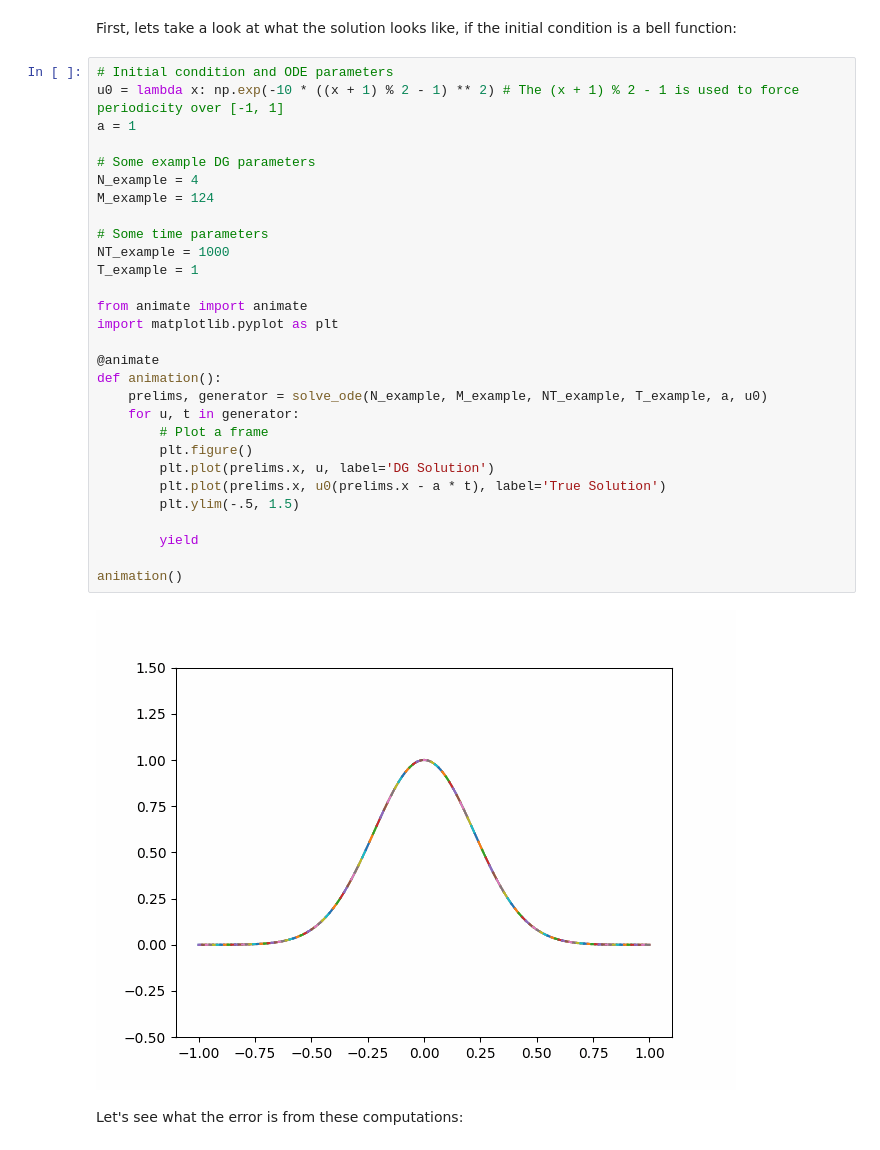
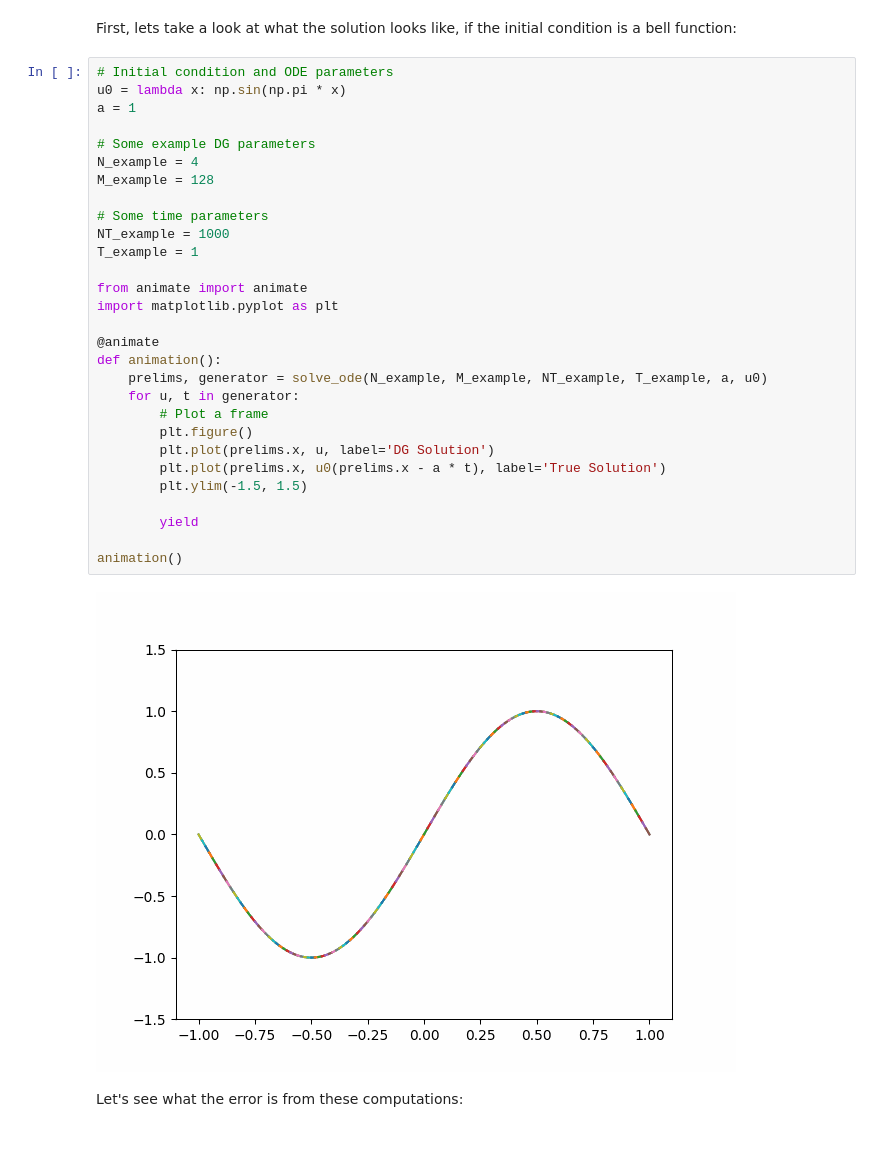
Before and after one commit to atEchoOff/DGShenanigans, a Jupyter notebook: python/dgadvection.ipynb, the cells around one changed output. Saved outputs shown, nothing was run; the diff lists cells and outputs as text.

```diff
--- a/python/dgadvection.ipynb
+++ b/python/dgadvection.ipynb
@@ -70,35 +70,35 @@ def evaluate_dg(N, M, NT, T, a, u0):
 First, lets take a look at what the solution looks like, if the initial condition is a bell function:
 # %%
 # Initial condition and ODE parameters
-u0 = lambda x: np.exp(-10 * ((x + 1) % 2 - 1) ** 2) # The (x + 1) % 2 - 1 is used to force periodicity over [-1, 1]
+u0 = lambda x: np.sin(np.pi * x)
 a = 1
 
 # Some example DG parameters
 N_example = 4
-M_example = 124
+M_example = 128
 
 # Some time parameters
 NT_example = 1000
 T_example = 1
 
 from animate import animate
 import matplotlib.pyplot as plt
 
 @animate
 def animation():
     prelims, generator = solve_ode(N_example, M_example, NT_example, T_example, a, u0)
     for u, t in generator:
         # Plot a frame
         plt.figure()
         plt.plot(prelims.x, u, label='DG Solution')
         plt.plot(prelims.x, u0(prelims.x - a * t), label='True Solution')
-        plt.ylim(-.5, 1.5)
+        plt.ylim(-1.5, 1.5)
 
         yield
 
 animation()
 # %% [output]
-[figure, old version]
+[figure, new version]
 # %% [markdown]
 Let's see what the error is from these computations:
 # %%
```
Also changed, not shown: parts of 15 cells of this notebook, 6 other files.
